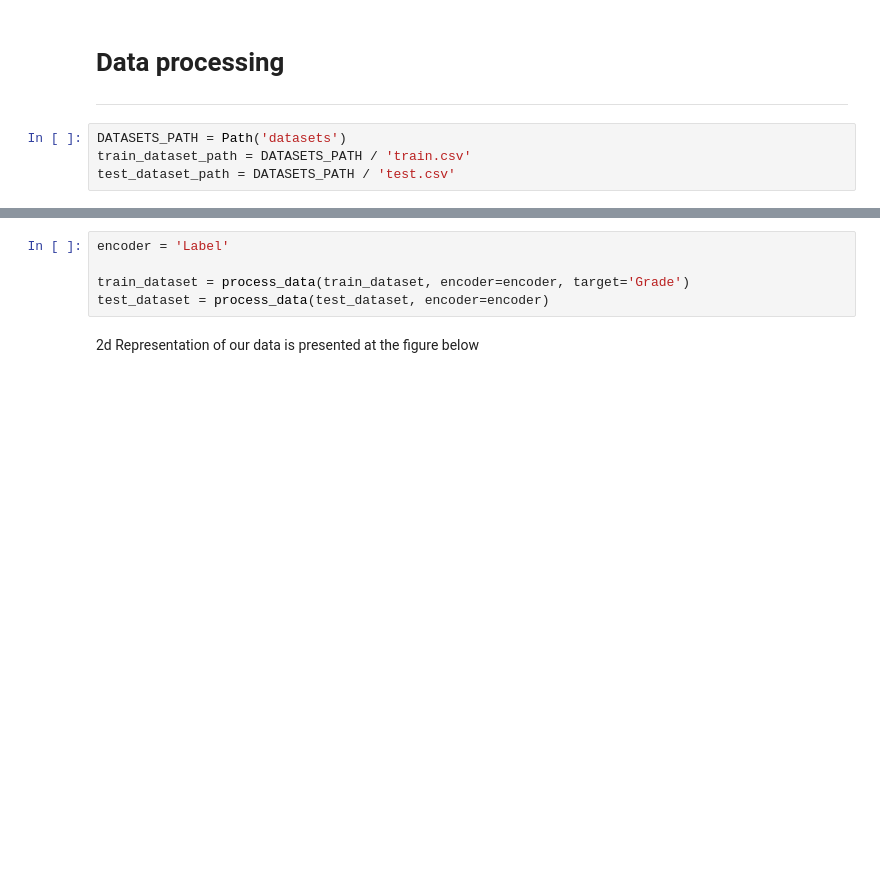
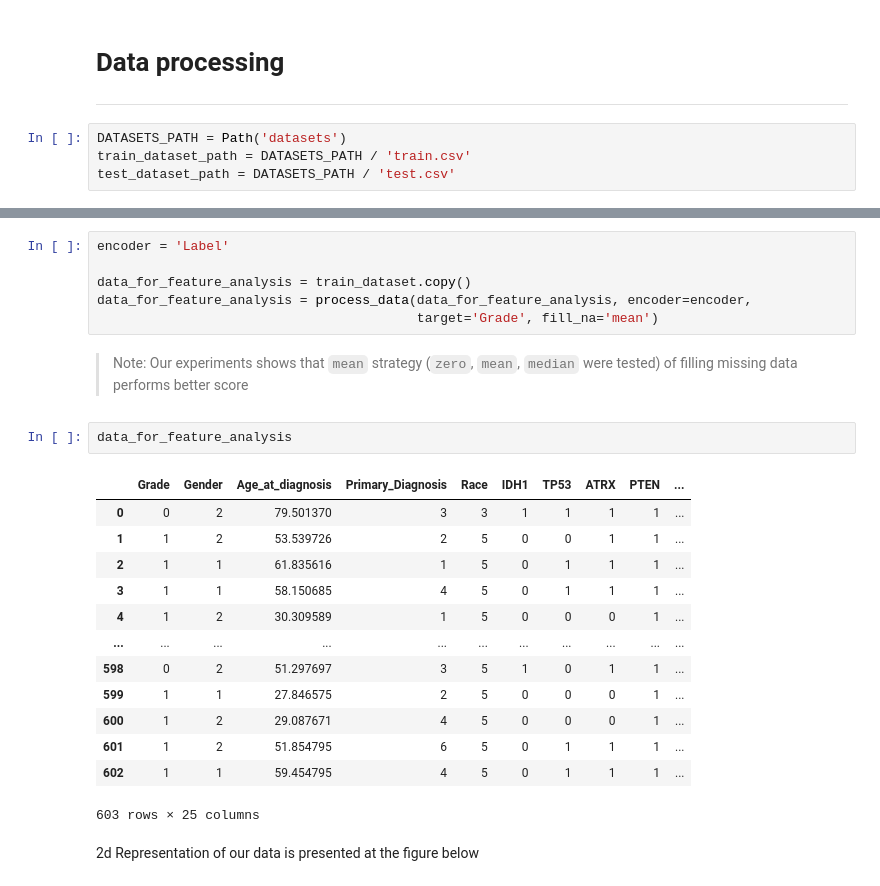
Before and after one commit to Vladislav-Kanev/glioma_data_analysis_competition, a Jupyter notebook: report.ipynb, the cells around one changed output, grey strips where cells are left out. Drawn from its saved outputs; the diff is of its cells as text; blank space fills up the shorter version.

```diff
--- a/report.ipynb
+++ b/report.ipynb
@@ -52,8 +70,27 @@ We detect that 4 cases has no `Age_at_diagnosis` data. We decided to remove them
 # %%
 encoder = 'Label'
 
-train_dataset = process_data(train_dataset, encoder=encoder, target='Grade')
-test_dataset = process_data(test_dataset, encoder=encoder)
+data_for_feature_analysis = train_dataset.copy()
+data_for_feature_analysis = process_data(data_for_feature_analysis, encoder=encoder,
+                                         target='Grade', fill_na='mean')
+# %% [markdown]
+> Note: Our experiments shows that `mean` strategy (`zero`, `mean`, `median` were tested) of filling missing data performs better score
+# %%
+data_for_feature_analysis
+# %% [output]
+|  | Grade | Gender | Age_at_diagnosis | Primary_Diagnosis | Race | IDH1 | TP53 | ATRX | PTEN | ... |
+| 0 | 0 | 2 | 79.501370 | 3 | 3 | 1 | 1 | 1 | 1 | ... |
+| 1 | 1 | 2 | 53.539726 | 2 | 5 | 0 | 0 | 1 | 1 | ... |
+| 2 | 1 | 1 | 61.835616 | 1 | 5 | 0 | 1 | 1 | 1 | ... |
+| 3 | 1 | 1 | 58.150685 | 4 | 5 | 0 | 1 | 1 | 1 | ... |
+| 4 | 1 | 2 | 30.309589 | 1 | 5 | 0 | 0 | 0 | 1 | ... |
+| ... | ... | ... | ... | ... | ... | ... | ... | ... | ... | ... |
+| 598 | 0 | 2 | 51.297697 | 3 | 5 | 1 | 0 | 1 | 1 | ... |
+| 599 | 1 | 1 | 27.846575 | 2 | 5 | 0 | 0 | 0 | 1 | ... |
+| 600 | 1 | 2 | 29.087671 | 4 | 5 | 0 | 0 | 0 | 1 | ... |
+| 601 | 1 | 2 | 51.854795 | 6 | 5 | 0 | 1 | 1 | 1 | ... |
+| 602 | 1 | 1 | 59.454795 | 4 | 5 | 0 | 1 | 1 | 1 | ... |
+603 rows × 25 columns
 # %% [markdown]
 2d Representation of our data is presented at the figure below
 # %%
```
Also changed, not shown: parts of 14 cells of this notebook, 5 other files.
